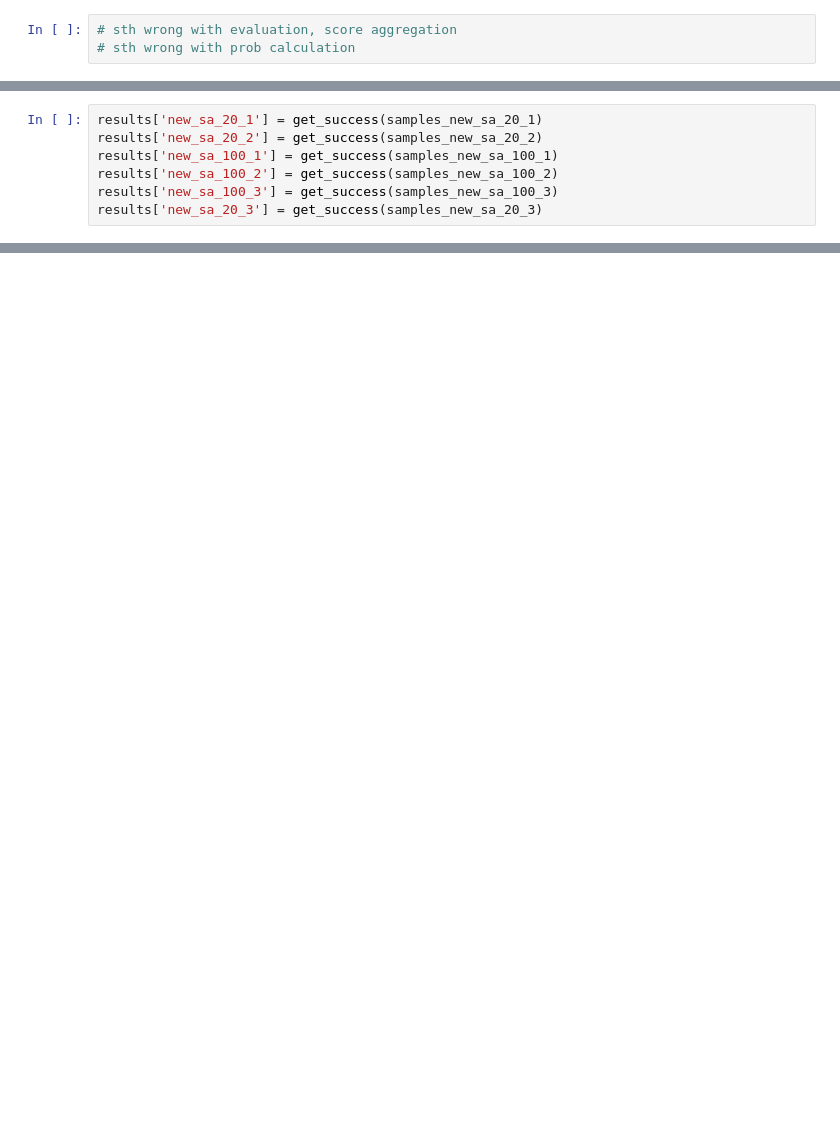
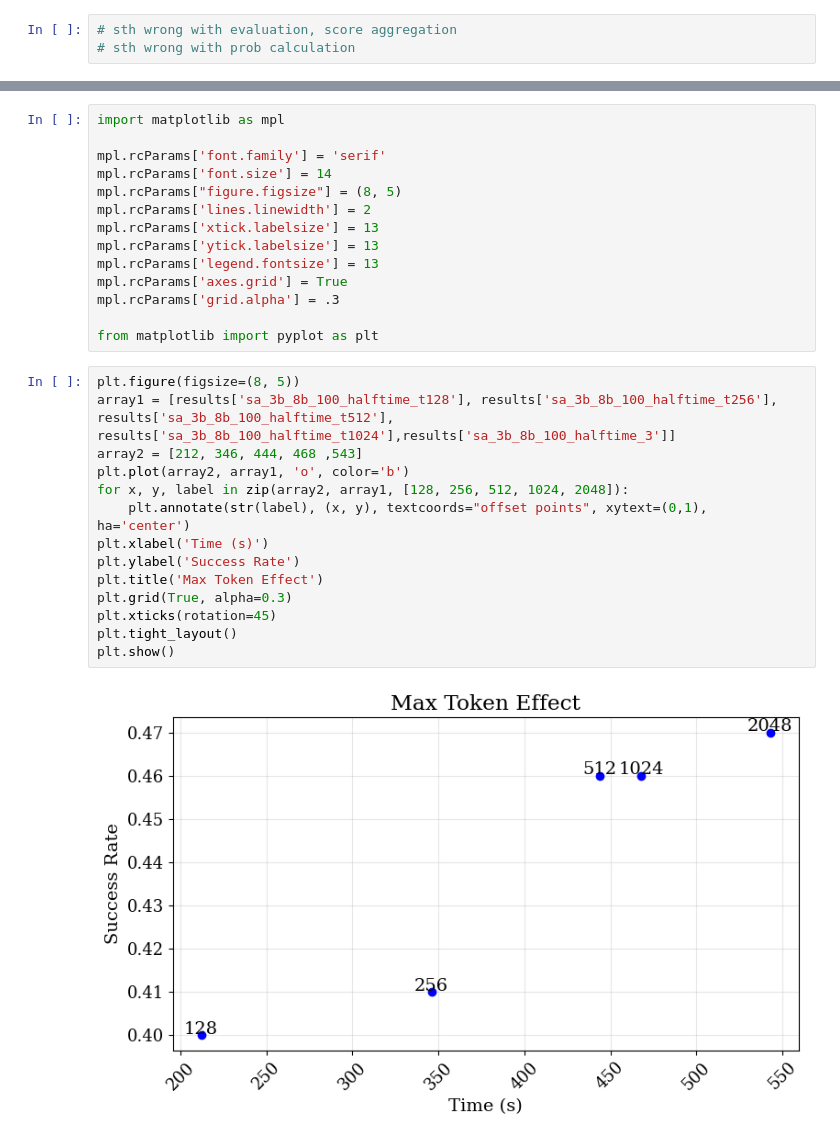
Before and after one commit to mert-cemri/search-and-learn, a Jupyter notebook: evaluation.ipynb, the cells around one changed output, grey strips where cells are left out. Cells and saved outputs as stored; diff of their text form; blank space fills up the shorter version.

```diff
--- a/evaluation.ipynb
+++ b/evaluation.ipynb
@@ -902,7 +1000,0 @@ results['bon_100'] = get_success(samples_bon_100)
-# %%
-results['new_sa_20_1'] = get_success(samples_new_sa_20_1)
-results['new_sa_20_2'] = get_success(samples_new_sa_20_2)
-results['new_sa_100_1'] = get_success(samples_new_sa_100_1)
-results['new_sa_100_2'] = get_success(samples_new_sa_100_2)
-results['new_sa_100_3'] = get_success(samples_new_sa_100_3)
-results['new_sa_20_3'] = get_success(samples_new_sa_20_3)
@@ -940,0 +1103,30 @@ speculative_beam_search 0.41
+# %%
+import matplotlib as mpl
+
+mpl.rcParams['font.family'] = 'serif'
+mpl.rcParams['font.size'] = 14
+mpl.rcParams["figure.figsize"] = (8, 5)
+mpl.rcParams['lines.linewidth'] = 2
+mpl.rcParams['xtick.labelsize'] = 13
+mpl.rcParams['ytick.labelsize'] = 13
+mpl.rcParams['legend.fontsize'] = 13
+mpl.rcParams['axes.grid'] = True
+mpl.rcParams['grid.alpha'] = .3
+
+from matplotlib import pyplot as plt
+# %%
+plt.figure(figsize=(8, 5))
+array1 = [results['sa_3b_8b_100_halftime_t128'], results['sa_3b_8b_100_halftime_t256'], results['sa_3b_8b_100_halftime_t512'], results['sa_3b_8b_100_halftime_t1024'],results['sa_3b_8b_100_halftime_3']]
+array2 = [212, 346, 444, 468 ,543]
+plt.plot(array2, array1, 'o', color='b')
+for x, y, label in zip(array2, array1, [128, 256, 512, 1024, 2048]):
+    plt.annotate(str(label), (x, y), textcoords="offset points", xytext=(0,1), ha='center')
+plt.xlabel('Time (s)')
+plt.ylabel('Success Rate')
+plt.title('Max Token Effect')
+plt.grid(True, alpha=0.3)
+plt.xticks(rotation=45)
+plt.tight_layout()
+plt.show()
+# %% [output]
+[figure, added]
```
Also changed, not shown: parts of 10 cells of this notebook, 57 other files.
